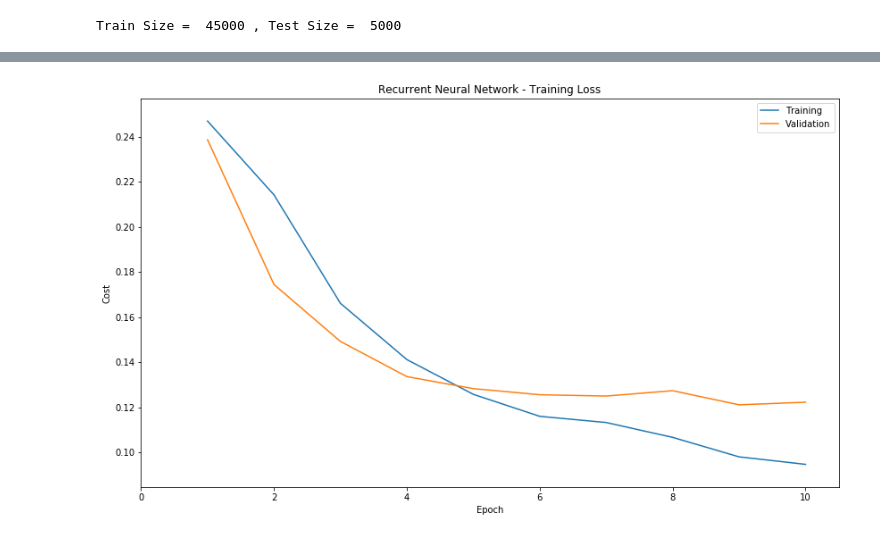
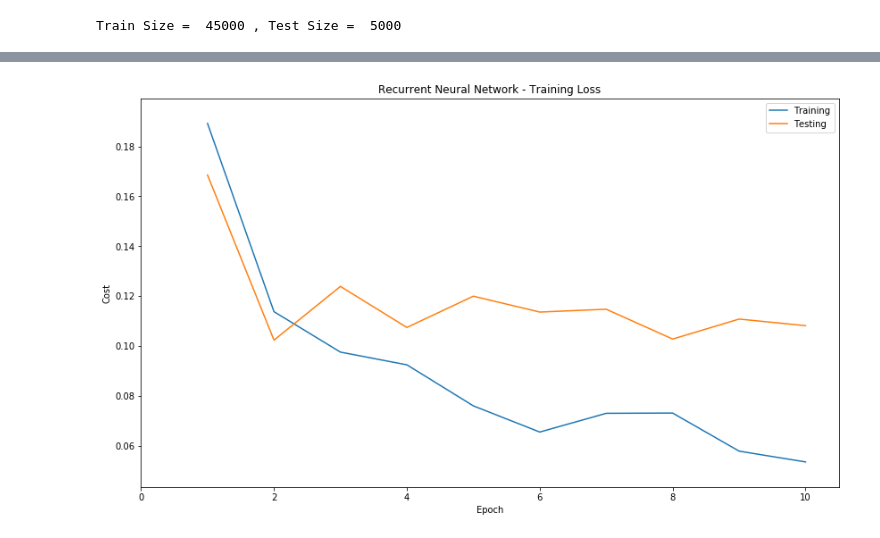
Before and after one commit to jarchv/rnn-sentiment-analysis, a Jupyter notebook: rnn_sa.ipynb, the cells around one changed output, grey strips where cells are left out. Cells and saved outputs as stored; diff of their text form; code cells hidden in the pictures.

Commit message:
embedding size = 32

```diff
--- a/rnn_sa.ipynb
+++ b/rnn_sa.ipynb
@@ -204,6 +204,9 @@ del gen, batch1, batch2, batch3
 A recuerrent neural network about two layers of bidirectional LSTMs with dropout, and also two additional dense layers on the output.
 # %%
 import tensorflow as tf
+
+config = tf.ConfigProto()
+config.gpu_options.allow_growth = True
 
 def getWeights(shape):
     initVar = weights = tf.truncated_normal_initializer(stddev=0.1)
@@ -231,30 +234,31 @@ def RNN(input_rev, vocabulary_size, emb_size, n_hidden, n_dense, batch_size, seq
     cell_fw  = tf.nn.rnn_cell.DropoutWrapper(cell_fw, output_keep_prob=prob)
     cell_bw  = tf.nn.rnn_cell.DropoutWrapper(cell_bw, output_keep_prob=prob)
 
-    outputs, states = tf.nn.bidirectional_dynamic_rnn(cell_fw,
+    (output_fw, output_bw), states = tf.nn.bidirectional_dynamic_rnn(cell_fw,
                                                       cell_bw,
                                                       embed,
                                                       sequence_length=seq_len,
                                                       dtype=tf.float32)
+    outputs = tf.concat([output_fw, output_bw], axis=2)
 
     index   = tf.range(0, batch_size) * seq_max_len + (seq_len - 1)
-    outputs = tf.gather(tf.reshape(outputs, [-1, n_hidden]), index)
+    outputs = tf.gather(tf.reshape(outputs, [-1, n_hidden*2]), index)
     out     = tf.layers.dense(inputs=outputs, units=1)
     res     = tf.sigmoid(out, 'sigmoid')
     return res
 # %% [markdown]
 ### Parameters
 # %%
-emb_size         = 100
-num_hidden_units = 10
+emb_size         = 32
+num_hidden_units = 16
 num_dense_units  = 10
 number_of_layers = 2
 seq_max_len      = MAX_LEN
 # %% [markdown]
 ### Hyperparameters
 # %%
-learning_rate  = 0.001
-batch_size     = 500
+learning_rate  = 0.01
+batch_size     = 600
 training_steps = 10
 # %% [markdown]
 ### Graph
@@ -307,17 +311,14 @@ fmt = 'epoch : {:4d}, train loss = {:4.3f}, test loss = {:4.3f}, test accuracy =
 # %% [output]
 Train Size =  45000 , Test Size =  5000
 # %%
-with tf.Session(config=tf.ConfigProto(log_device_placement=True)) as sess:
+with tf.Session(config=config) as sess:
     sess.run(init)
     for ep in range(1, training_steps + 1):
         gen = get_training_set(X_train, y_train, l_train, batch_size)
         loss_t = []
         for i in range(1, len(X_train) // batch_size + 1):
             x_batch , y_batch, seq_len_batch = next(gen)
-            _, loss = sess.run([train_op, cost], feed_dict={X     : x_batch,
-                                                            y     : y_batch,
-                                                            seqLen: seq_len_batch,
-                                                            tprob : 0.5})
+            _, loss = sess.run([train_op, cost], feed_dict={X     : x_batch, y     : y_batch, seqLen: seq_len_batch,tprob : 0.5})
             loss_t.append(loss)
 
         train_loss.append(sum(loss_t)/len(loss_t))
@@ -351,15 +352,15 @@ epoch :   10, train loss = 0.095, test loss = 0.122, test accuracy = 0.827
 # %%
 #This lines are for plot error on each epoch
 
 ep  = np.arange(1, training_steps + 1, 1)
 fig, ax   = plt.subplots(figsize=(14, 8))
 l1, l2    = ax.plot(ep, train_loss, ep, test_loss)
 ax.set(xlabel='Epoch', ylabel='Cost', title='Recurrent Neural Network - Training Loss')
 ax.axis([0.0, training_steps + 0.5, min(train_loss)-0.01, train_loss[0]+0.01])
-plt.legend([l1, l2],["Training","Validation"])
+plt.legend([l1, l2],["Training","Testing"])
 plt.show()
 # %% [output]
-[figure, old version]
+[figure, new version]
 # %%
 fig, ax = plt.subplots(figsize=(14, 8))
 l2      = ax.plot( ep, test_acc)
```
Also changed, not shown: parts of 4 cells of this notebook, 1 other file.
